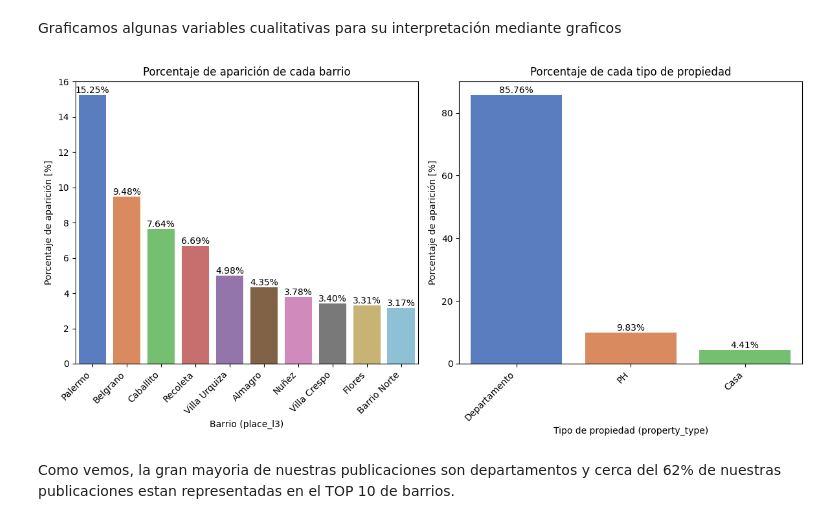
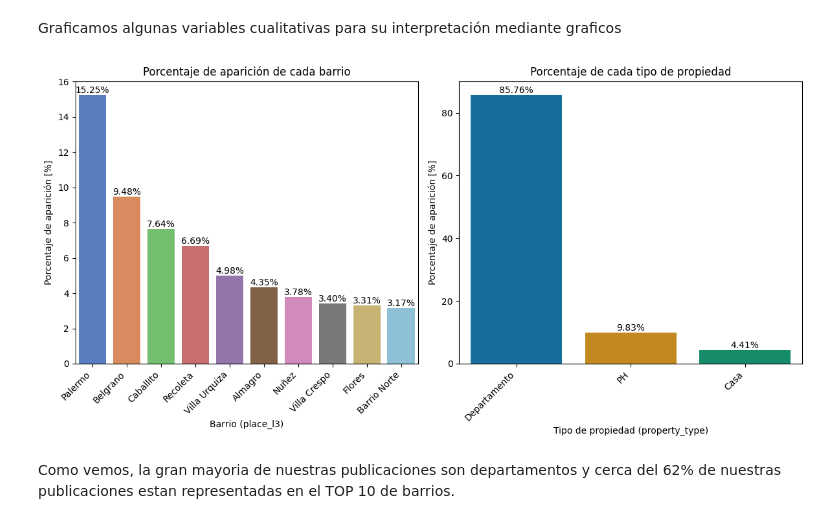
Before and after one commit to sttesta3/7506R-1C2024-GRUPO08, a Jupyter notebook: 7506R-1C2024-GRUPO08-CHECKPOINT_1.ipynb, the cells around one changed output. Cells and saved outputs as stored; diff of their text form; code cells hidden in the pictures.

```diff
--- a/7506R-1C2024-GRUPO08-CHECKPOINT_1.ipynb
+++ b/7506R-1C2024-GRUPO08-CHECKPOINT_1.ipynb
@@ -507,35 +507,35 @@ sns.barplot(x=barrios_top.index,
 # Agrego etiquetas de porcentaje en las barras
 for index, value in enumerate(barrios_top):
     plt.text(index, value, f'{value:.2f}%', ha="center", va="bottom")
 
 plt.xticks(rotation=45, ha="right") # roto las etiquetas del eje X
 plt.xlabel("Barrio (place_l3)") # agrego un label al eje x
 plt.ylabel("Porcentaje de aparición [%]") # agrego un label al eje y
 plt.title('Porcentaje de aparición de cada barrio')
 
 
 # Subgráfico 2 - Tipos de propiedad
 plt.subplot(1, 2, 2) # Ubico la grafica en la fila 1, columna 2
 
 # Grafico mis datos.
 sns.barplot(x = tipos_de_propiedad.index,
             y = tipos_de_propiedad,
-            palette="muted")
+            palette="colorblind")
 
 # Agrego etiquetas de porcentaje en las barras
 for index, value in enumerate(tipos_de_propiedad):
     plt.text(index, value, f'{value:.2f}%', ha="center", va="bottom")
 
 plt.xticks(rotation=45, ha="right") # roto las etiquetas del eje X
 plt.xlabel("Tipo de propiedad (property_type)") # agrego un label al eje x
 plt.ylabel("Porcentaje de aparición [%]") # agrego un label al eje y
 plt.title("Porcentaje de cada tipo de propiedad")
 
 
 plt.tight_layout() # Ajusto el diseño de los subgraficos
 plt.show() # Imprimo el resultado.
 # %% [output]
-[figure, old version]
+[figure, new version]
 # %% [markdown]
 Como vemos, la gran mayoria de nuestras publicaciones son departamentos y cerca del 62% de nuestras publicaciones estan representadas en el TOP 10 de barrios.
 # %% [markdown]
```
Also changed, not shown: parts of 11 cells of this notebook.
